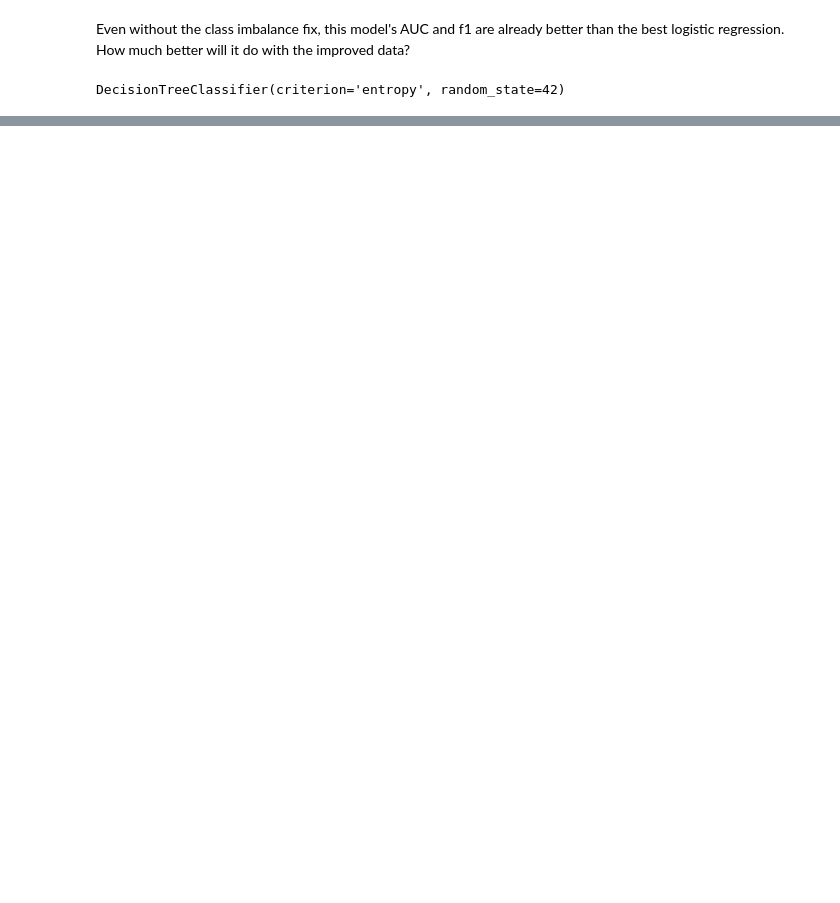
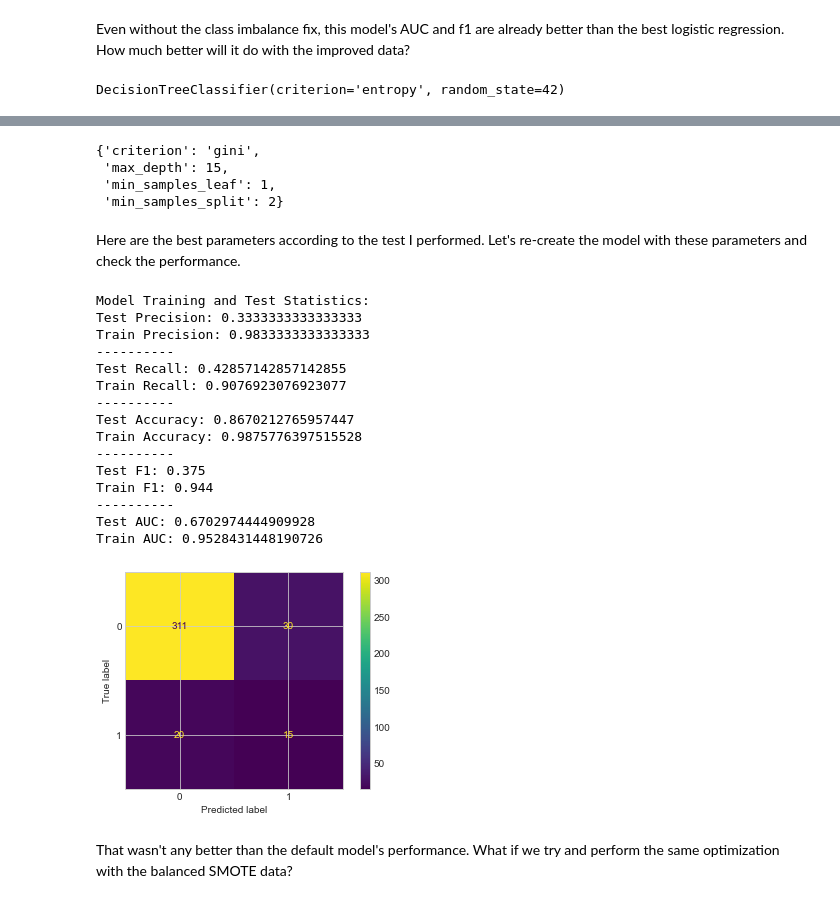
Before and after one commit to Davidkeebler/Credit_Card_Approvals_and_Denials_Prediction, a Jupyter notebook: Untitled.ipynb, the cells around one changed output, grey strips where cells are left out. Drawn from its saved outputs; the diff is of its cells as text; code cells hidden in the pictures; blank space fills up the shorter version.

```diff
--- a/Untitled.ipynb
+++ b/Untitled.ipynb
@@ -696,3 +534,0 @@ To summarize the experimentation with these parameters, I've decided not to touc
-# %%
-optimized_model = DecisionTreeClassifier(random_state=SEED, criterion='entropy', max_features=22, min_samples_split=0.2)
-optimized_model.fit(X_train, y_train)
@@ -744,3 +534,0 @@ Combining those parameters together didn't result in a better model. Maybe just
-# %%
-sample_split_tree = DecisionTreeClassifier(random_state=SEED, criterion='entropy', min_samples_split=0.2)
-sample_split_tree.fit(X_train, y_train)
@@ -772,0 +535,12 @@ There is another type of classifier model for us to try: random forest classifie
+# %%
+# Create the parameter grid to be tested
+param_grid_DT = {
+    'criterion':['entropy', 'gini'],
+    'max_depth':[5, 10, 15, 20, 25, 30],
+    'min_samples_split':[0.1, 0.2, 0.3, 0.4, 0.5, 0.6, 0.7, 0.8, 0.9, 1.0, 2],
+    'min_samples_leaf':[0.1, 0.2, 0.3, 0.4, 0.5, 1]
+}
+# %%
+DT_classifier = DecisionTreeClassifier()
+dt_grid_search = GridSearchCV(DT_classifier, param_grid_DT, cv=3, return_train_score=True, scoring=['accuracy', 'roc_auc'], refit='roc_auc')
+dt_grid_search.fit(X_train, y_train)
@@ -772,0 +573,32 @@ There is another type of classifier model for us to try: random forest classifie
+# %%
+dt_grid_search.best_params_
+# %% [output]
+{'criterion': 'gini',
+ 'max_depth': 15,
+ 'min_samples_leaf': 1,
+ 'min_samples_split': 2}
+# %% [markdown]
+Here are the best parameters according to the test I performed. Let's re-create the model with these parameters and check the performance.
+# %%
+dt_best = DecisionTreeClassifier(criterion='gini', max_depth=15, min_samples_leaf=1)
+dt_best.fit(X_train, y_train)
+model_eval_tree(dt_best, X_train, X_test, y_train, y_test)
+# %% [output]
+Model Training and Test Statistics:
+Test Precision: 0.3333333333333333
+Train Precision: 0.9833333333333333
+----------
+Test Recall: 0.42857142857142855
+Train Recall: 0.9076923076923077
+----------
+Test Accuracy: 0.8670212765957447
+Train Accuracy: 0.9875776397515528
+----------
+Test F1: 0.375
+Train F1: 0.944
+----------
+Test AUC: 0.6702974444909928
+Train AUC: 0.9528431448190726
+[figure, added]
+# %% [markdown]
+That wasn't any better than the default model's performance. What if we try and perform the same optimization with the balanced SMOTE data?
```
Also changed, not shown: parts of 35 cells of this notebook.
